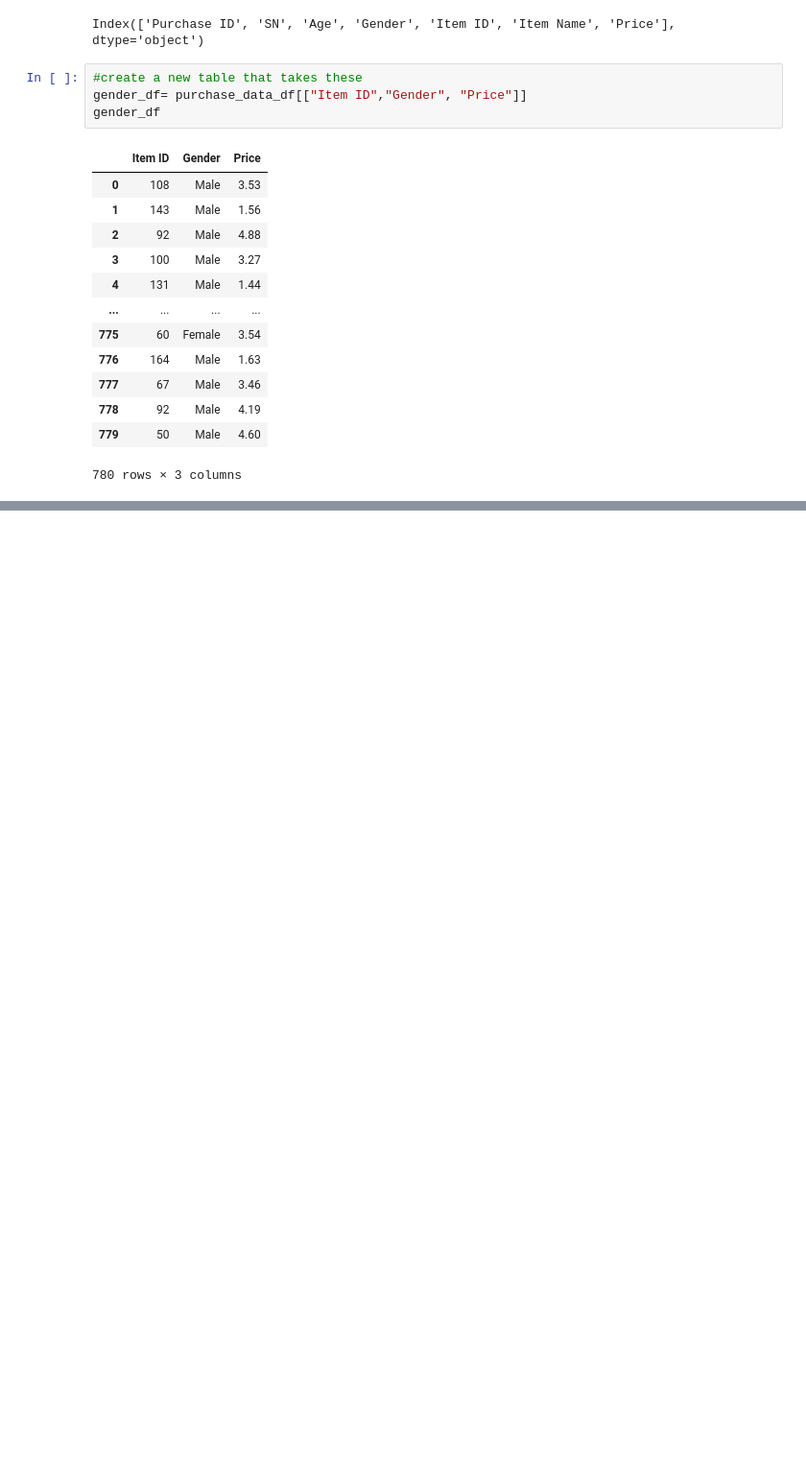
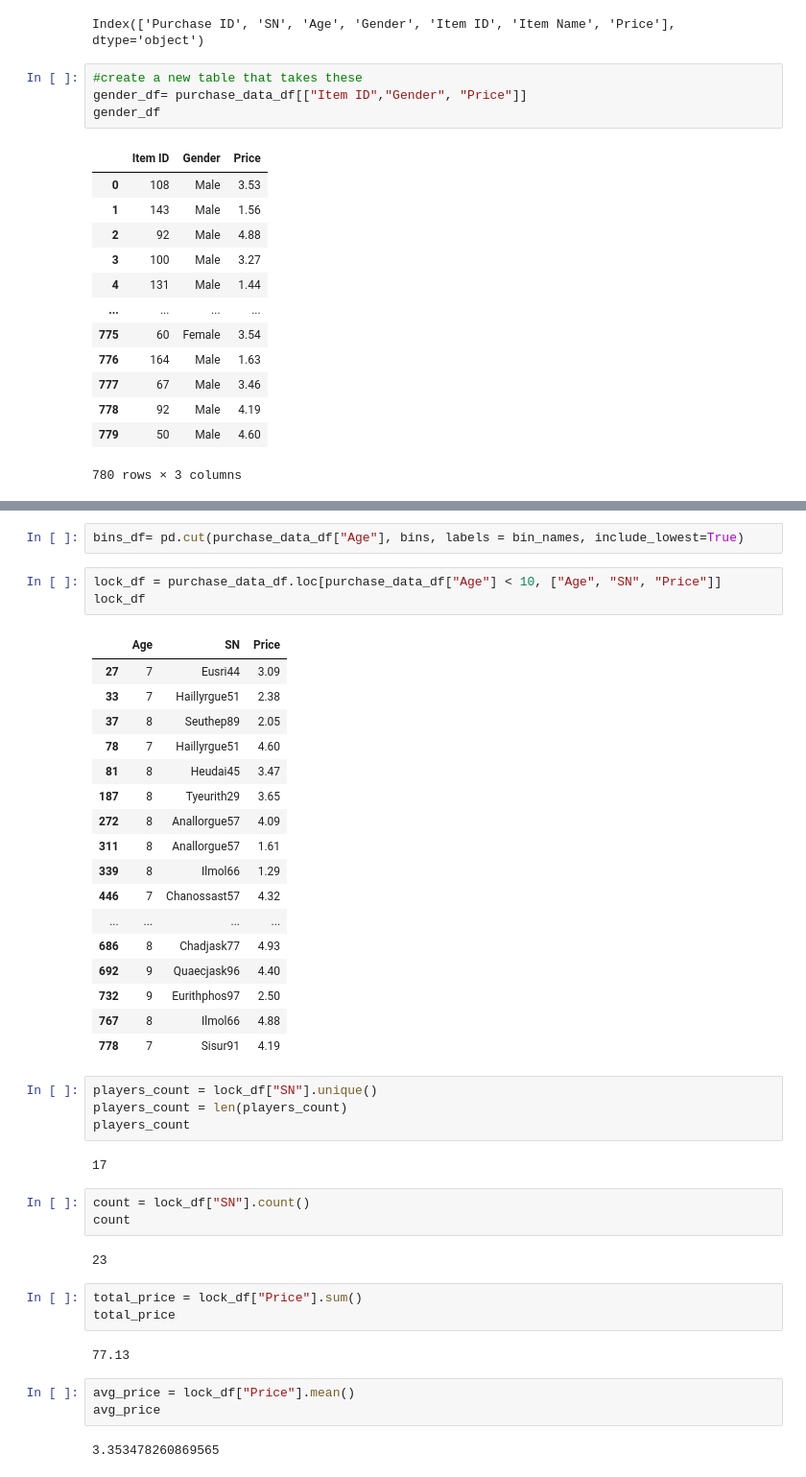
Before and after one commit to uzmabb182/Pandas-Challenge, a Jupyter notebook: HeroesOfPymoli.ipynb, the cells around one changed output, grey strips where cells are left out. Shown at 96% size. Saved outputs shown, nothing was run; the diff lists cells and outputs as text; blank space fills up the shorter version.

```diff
--- a/HeroesOfPymoli.ipynb
+++ b/HeroesOfPymoli.ipynb
@@ -263,0 +493,44 @@ new_df
+# %%
+bins_df= pd.cut(purchase_data_df["Age"], bins, labels = bin_names, include_lowest=True)
+# %%
+lock_df = purchase_data_df.loc[purchase_data_df["Age"] < 10, ["Age", "SN", "Price"]]
+lock_df
+# %% [output]
+|  | Age | SN | Price |
+| 27 | 7 | Eusri44 | 3.09 |
+| 33 | 7 | Haillyrgue51 | 2.38 |
+| 37 | 8 | Seuthep89 | 2.05 |
+| 78 | 7 | Haillyrgue51 | 4.60 |
+| 81 | 8 | Heudai45 | 3.47 |
+| 187 | 8 | Tyeurith29 | 3.65 |
+| 272 | 8 | Anallorgue57 | 4.09 |
+| 311 | 8 | Anallorgue57 | 1.61 |
+| 339 | 8 | Ilmol66 | 1.29 |
+| 446 | 7 | Chanossast57 | 4.32 |
+| ... | ... | ... | ... |
+| 686 | 8 | Chadjask77 | 4.93 |
+| 692 | 9 | Quaecjask96 | 4.40 |
+| 732 | 9 | Eurithphos97 | 2.50 |
+| 767 | 8 | Ilmol66 | 4.88 |
+| 778 | 7 | Sisur91 | 4.19 |
+# %%
+players_count = lock_df["SN"].unique()
+players_count = len(players_count)
+players_count
+# %% [output]
+17
+# %%
+count = lock_df["SN"].count()
+count
+# %% [output]
+23
+# %%
+total_price = lock_df["Price"].sum()
+total_price
+# %% [output]
+77.13
+# %%
+avg_price = lock_df["Price"].mean()
+avg_price
+# %% [output]
+3.353478260869565
```
Also changed, not shown: parts of 56 cells of this notebook.
